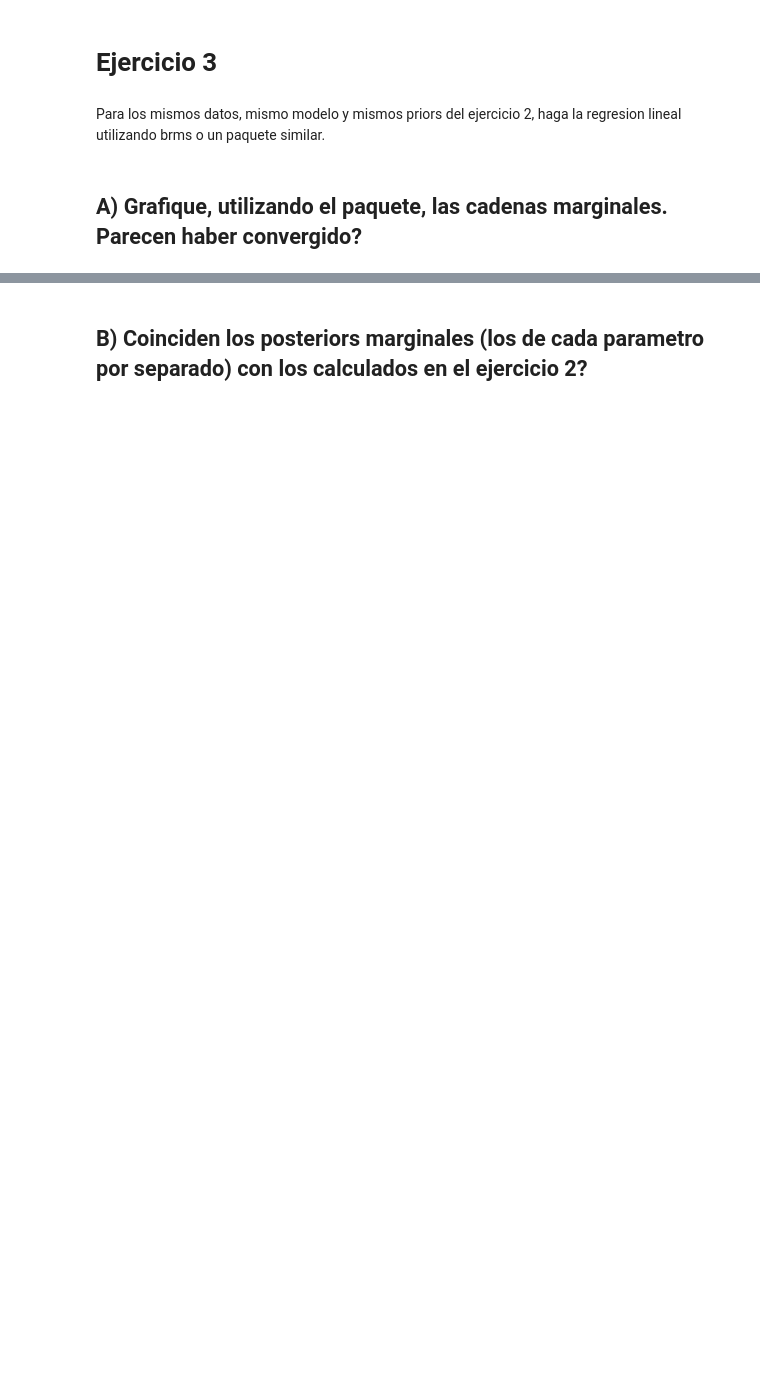
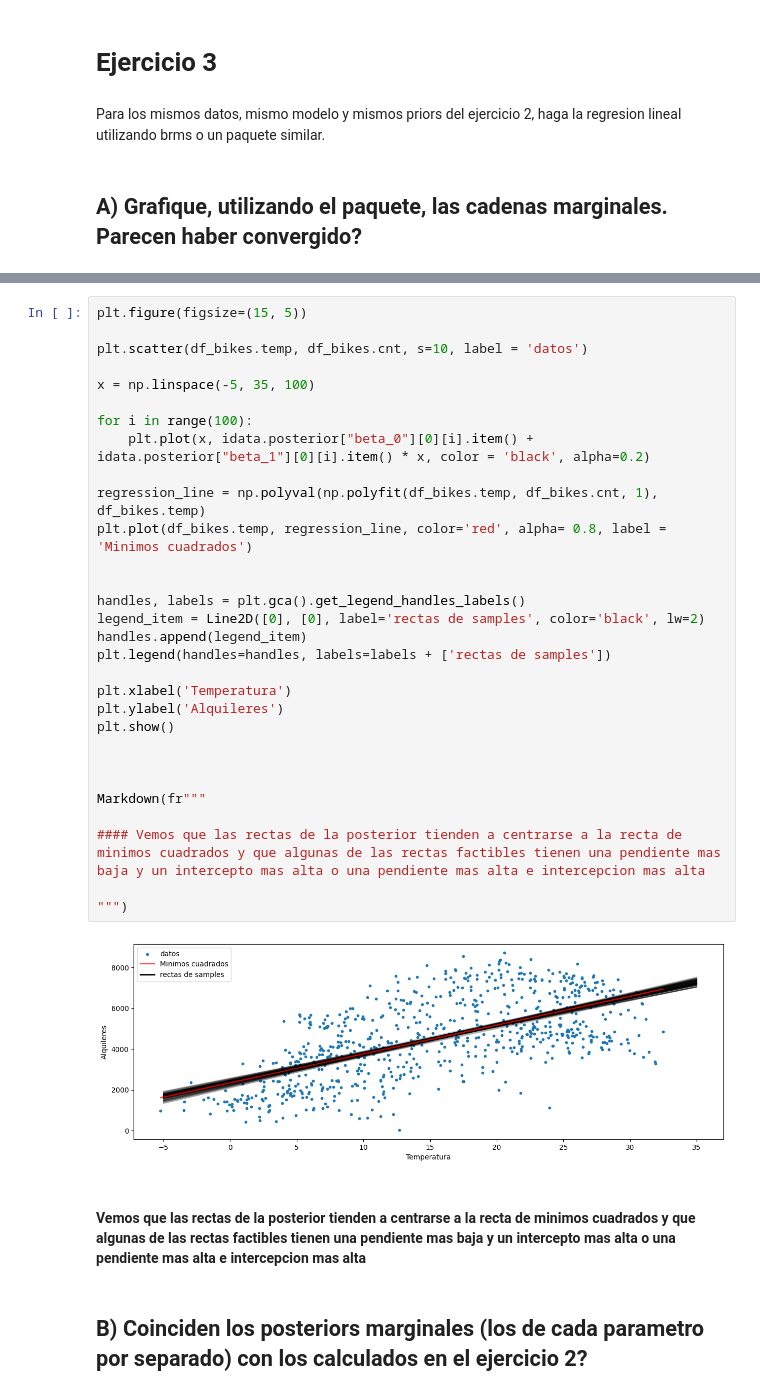
Before and after one commit to MatiMoran/EstimacionBayesiana, a Jupyter notebook: entregables/2/entrega_2.ipynb, the cells around one changed output, grey strips where cells are left out. Drawn from its saved outputs; the diff is of its cells as text; blank space fills up the shorter version.

```diff
--- a/entregables/2/entrega_2.ipynb
+++ b/entregables/2/entrega_2.ipynb
@@ -752,2 +603,37 @@ INFO:pymc.stats.convergence:We recommend running at least 4 chains for robust co
+# %%
+plt.figure(figsize=(15, 5))
+
+plt.scatter(df_bikes.temp, df_bikes.cnt, s=10, label = 'datos')
+
+x = np.linspace(-5, 35, 100)
+
+for i in range(100):
+    plt.plot(x, idata.posterior["beta_0"][0][i].item() + idata.posterior["beta_1"][0][i].item() * x, color = 'black', alpha=0.2)
+
+regression_line = np.polyval(np.polyfit(df_bikes.temp, df_bikes.cnt, 1), df_bikes.temp)
+plt.plot(df_bikes.temp, regression_line, color='red', alpha= 0.8, label = 'Minimos cuadrados')
+
+
+handles, labels = plt.gca().get_legend_handles_labels()
+legend_item = Line2D([0], [0], label='rectas de samples', color='black', lw=2)
+handles.append(legend_item)
+plt.legend(handles=handles, labels=labels + ['rectas de samples'])
+
+plt.xlabel('Temperatura')
+plt.ylabel('Alquileres')
+plt.show()
+
+
+
+Markdown(fr"""
+
+#### Vemos que las rectas de la posterior tienden a centrarse a la recta de minimos cuadrados y que algunas de las rectas factibles tienen una pendiente mas baja y un intercepto mas alta o una pendiente mas alta e intercepcion mas alta
+
+""")
+# %% [output]
+[figure, added]
+
+
+#### Vemos que las rectas de la posterior tienden a centrarse a la recta de minimos cuadrados y que algunas de las rectas factibles tienen una pendiente mas baja y un intercepto mas alta o una pendiente mas alta e intercepcion mas alta
 # %% [markdown]
 ## B) Coinciden los posteriors marginales (los de cada parametro por separado) con los calculados en el ejercicio 2?
```
Also changed, not shown: parts of 28 cells of this notebook, 3 other files.
